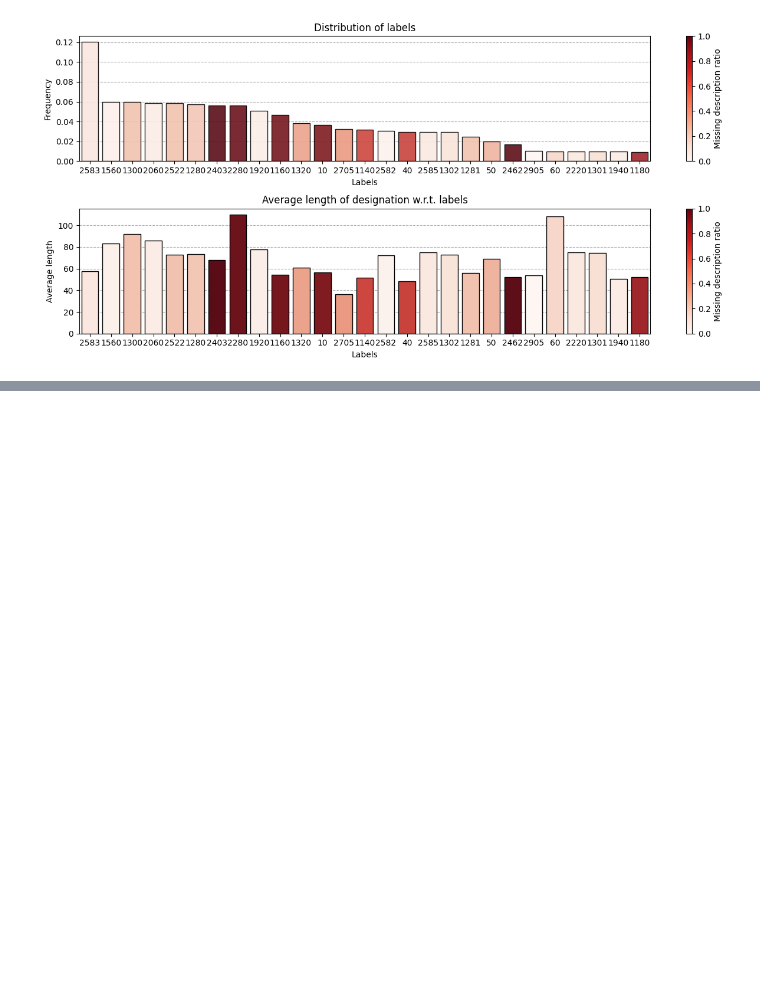
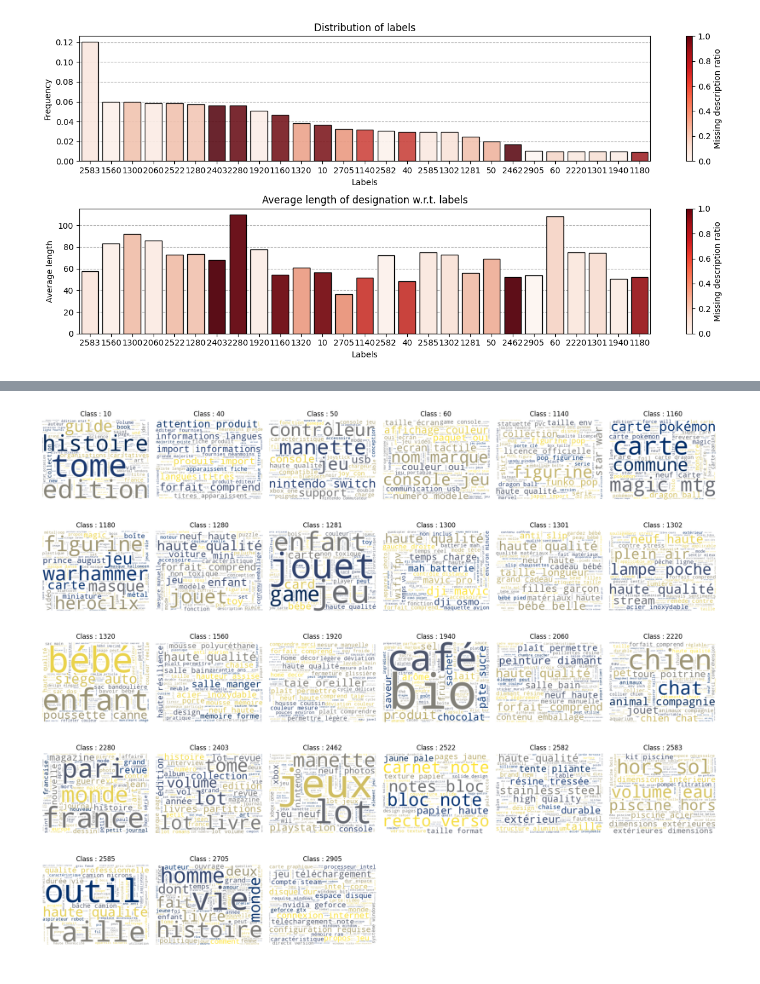
Before and after one commit to fibonaccos/rakuten-multimodal-classification, a Jupyter notebook: notebooks/exploration-text-2.ipynb, the cells around one changed output, grey strips where cells are left out. Drawn from its saved outputs; the diff is of its cells as text; code cells hidden in the pictures; blank space fills up the shorter version.

Commit message:
Finish exploration text

```diff
--- a/notebooks/exploration-text-2.ipynb
+++ b/notebooks/exploration-text-2.ipynb
@@ -142,0 +180,41 @@ Notons qu'étant donné que ces $8$ classes ont une proportion de valeurs manqua
+# %%
+# a quick basic clean of the text
+def basic_clean(text: str) -> str:
+    text = text.lower()
+    text = re.sub(r"[^a-zàâçéèêëîïôûùüÿñæœ\s]", " ", text)  # keep letters and accents
+    text = re.sub(r"\s+", " ", text)  # clean spaces
+    words = text.split()
+    words = [w for w in words if w not in stopwds and len(w) > 2]  # keep useful words
+    return " ".join(words)
+
+def throw_html_elem(text: str) -> str:
+    return BeautifulSoup(text, "html.parser").get_text(separator=" ")
+
+df['lexical_field'] = df['designation'].fillna('') + ' ' + df['description'].fillna('')  # create a column by merging designation and description
+
+df['lexical_field'] = df['lexical_field'].apply(lambda s: basic_clean(throw_html_elem(s)))  # apply a quick clean to the texts
+
+grouped_lexical_field = df[['labels', 'lexical_field']].groupby(['labels']).agg({'lexical_field': lambda s: ' '.join(s)}).reset_index()  # group by class and concatenate all texts for each class
+classes, lexical_fields = grouped_lexical_field['labels'], grouped_lexical_field['lexical_field']
+
+# make the wordclouds for each class
+wordclouds = {label: WordCloud(width=400, height=300, background_color='white', colormap='cividis').generate(text)
+              for label, text in zip(classes, lexical_fields)}
+
+
+fig, ax = plt.subplots(nrows=5, ncols=6, figsize=(18, 15))
+ax = ax.flatten()
+
+# plotting the wordclouds
+for i, (c, wc) in enumerate(wordclouds.items()):
+    ax[i].imshow(wc, interpolation='bilinear')
+    ax[i].set_title(f'Class : {c}', fontsize=12)
+    ax[i].axis('off')
+
+for j in range(i + 1, len(ax)):
+    ax[j].axis('off')
+
+plt.tight_layout()
+plt.show()
+# %% [output]
+[figure, added]
```
Also changed, not shown: parts of 11 cells of this notebook, 3 other files.
